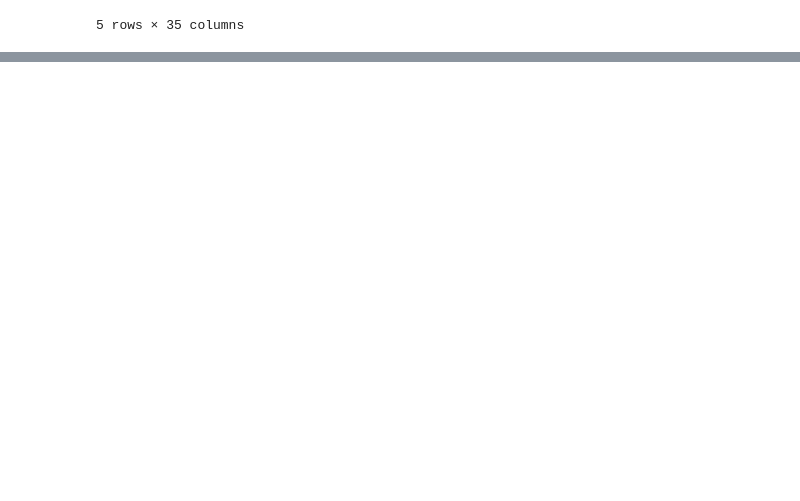
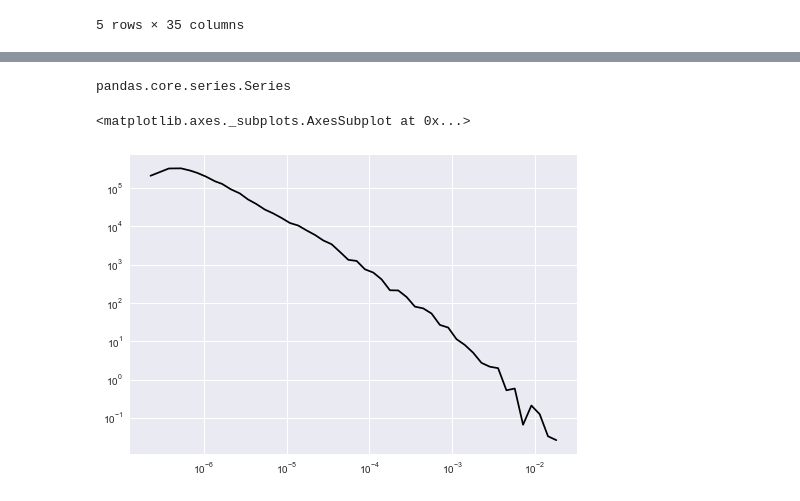
Before and after one commit to amgupta4/Springboard, a Jupyter notebook: Capstone 1 Inferential Statistics.ipynb, the cells around one changed output, grey strips where cells are left out. Drawn from its saved outputs; the diff is of its cells as text; code cells hidden in the pictures; blank space fills up the shorter version.

```diff
--- a/Capstone 1 Inferential Statistics.ipynb
+++ b/Capstone 1 Inferential Statistics.ipynb
@@ -281,0 +293,11 @@ plt.xscale('log')
+# %%
+data = crash_sev_loc_cond.groupby('STREET_NAME').sum().danger
+# %%
+type(data)
+# %% [output]
+pandas.core.series.Series
+# %%
+pl.plot_pdf(data, color = 'k')
+# %% [output]
+<matplotlib.axes._subplots.AxesSubplot at 0x...>
+[figure, added]
```
Also changed, not shown: parts of 30 cells of this notebook.
